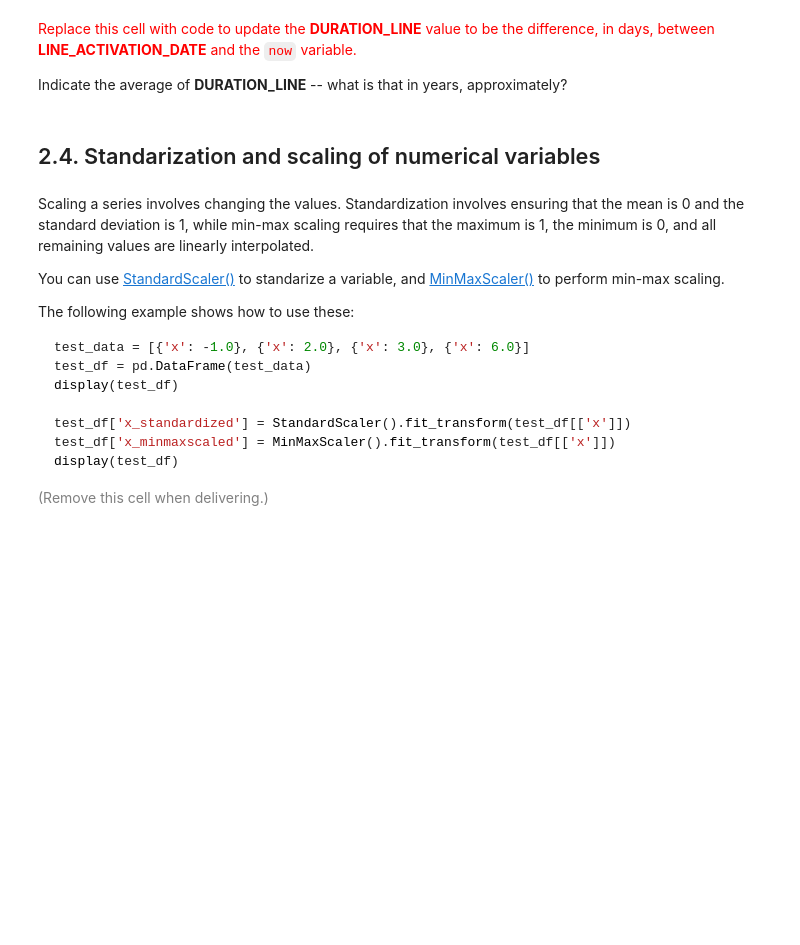
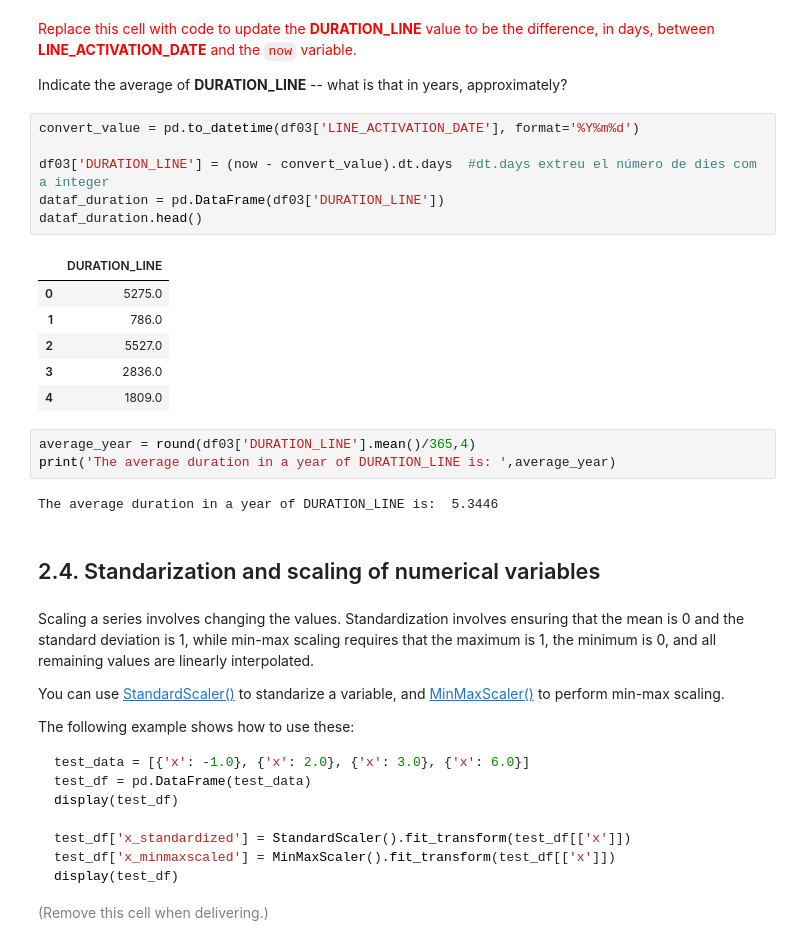
Before and after one commit to BernatQuintilla/data-mining-course, a Jupyter notebook: practicum/ps01_02/ps01_02_data_preparation.ipynb, the cells around one changed output. Drawn from its saved outputs; the diff is of its cells as text; blank space fills up the shorter version.

```diff
--- a/practicum/ps01_02/ps01_02_data_preparation.ipynb
+++ b/practicum/ps01_02/ps01_02_data_preparation.ipynb
@@ -559,6 +574,24 @@ Replace the `MONTHS_LAST_DEVICE` column with those differences. You may need to
 <font size="+1" color="red">Replace this cell with code to update the **DURATION_LINE** value to be the difference, in days, between **LINE_ACTIVATION_DATE** and the `now` variable.
 
 Indicate the average of **DURATION_LINE** -- what is that in years, approximately?</font>
+# %%
+convert_value = pd.to_datetime(df03['LINE_ACTIVATION_DATE'], format='%Y%m%d')
+
+df03['DURATION_LINE'] = (now - convert_value).dt.days  #dt.days extreu el número de dies com a integer
+dataf_duration = pd.DataFrame(df03['DURATION_LINE'])
+dataf_duration.head()
+# %% [output]
+|  | DURATION_LINE |
+| 0 | 5275.0 |
+| 1 | 786.0 |
+| 2 | 5527.0 |
+| 3 | 2836.0 |
+| 4 | 1809.0 |
+# %%
+average_year = round(df03['DURATION_LINE'].mean()/365,4)
+print('The average duration in a year of DURATION_LINE is: ',average_year)
+# %% [output]
+The average duration in a year of DURATION_LINE is:  5.3446
 # %% [markdown]
 
 ## 2.4. Standarization and scaling of numerical variables
```
Also changed, not shown: parts of 1 cell of this notebook.
